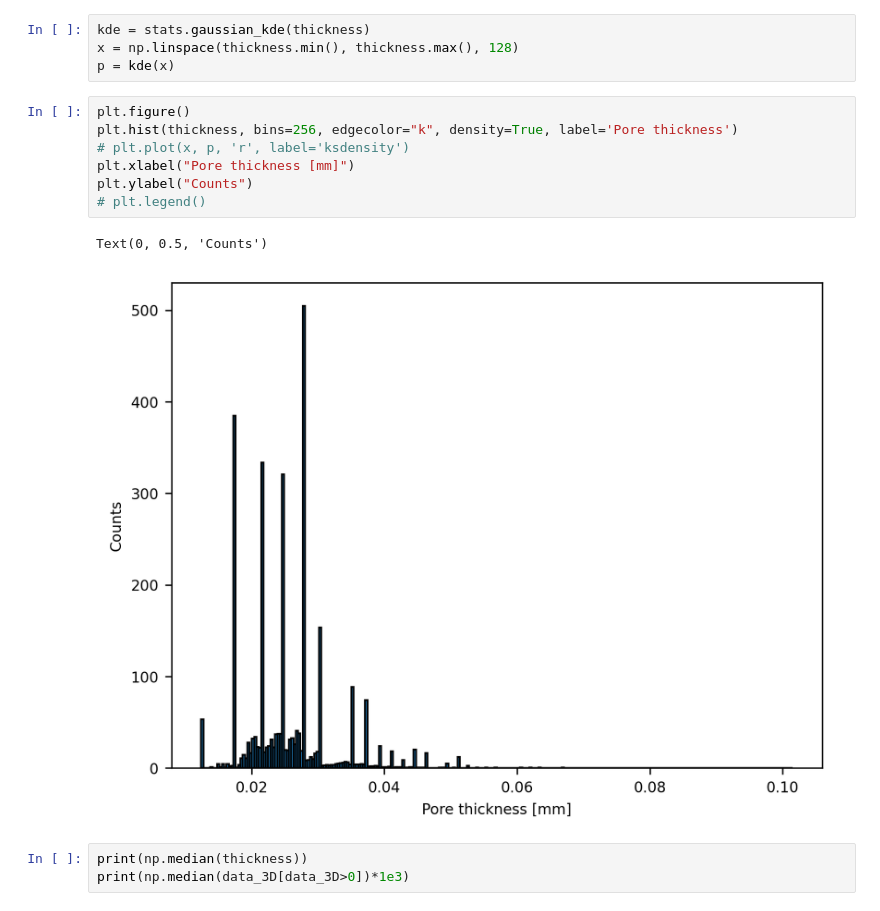
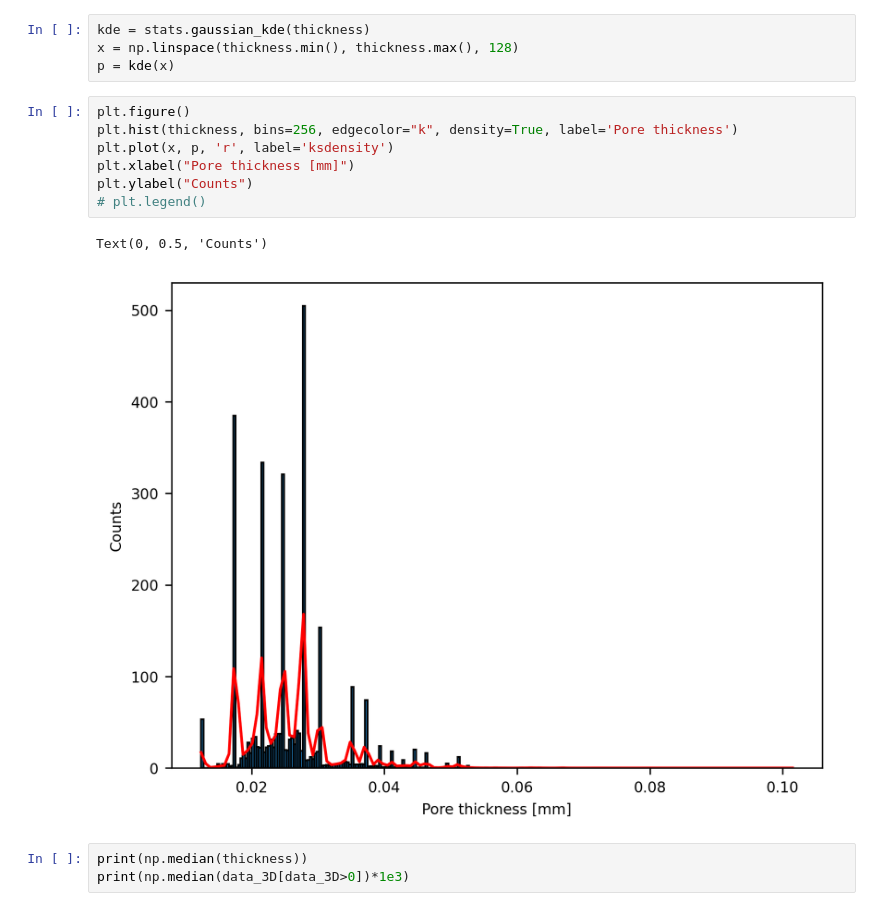
Before and after one commit to gianthk/BEATS-CH2024, a Jupyter notebook: notebooks/egyptian_blue_pore_size.ipynb, the cells around one changed output. Drawn from its saved outputs; the diff is of its cells as text.

```diff
--- a/notebooks/egyptian_blue_pore_size.ipynb
+++ b/notebooks/egyptian_blue_pore_size.ipynb
@@ -122,13 +122,13 @@ p = kde(x)
 # %%
 plt.figure()
 plt.hist(thickness, bins=256, edgecolor="k", density=True, label='Pore thickness')
-# plt.plot(x, p, 'r', label='ksdensity')
+plt.plot(x, p, 'r', label='ksdensity')
 plt.xlabel("Pore thickness [mm]")
 plt.ylabel("Counts")
 # plt.legend()
 # %% [output]
 Text(0, 0.5, 'Counts')
-[figure, old version]
+[figure, new version]
 # %%
 print(np.median(thickness))
 print(np.median(data_3D[data_3D>0])*1e3)
```
